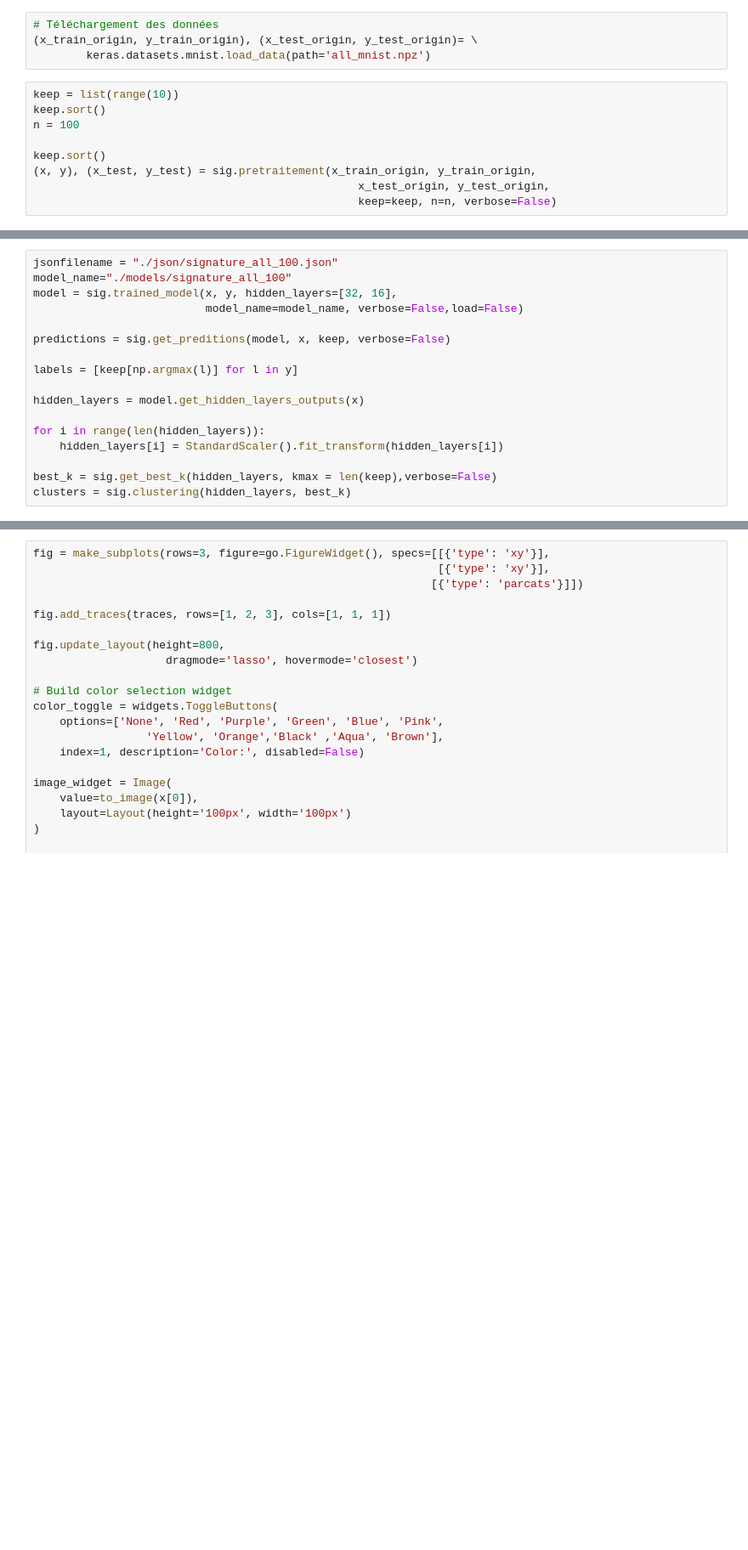
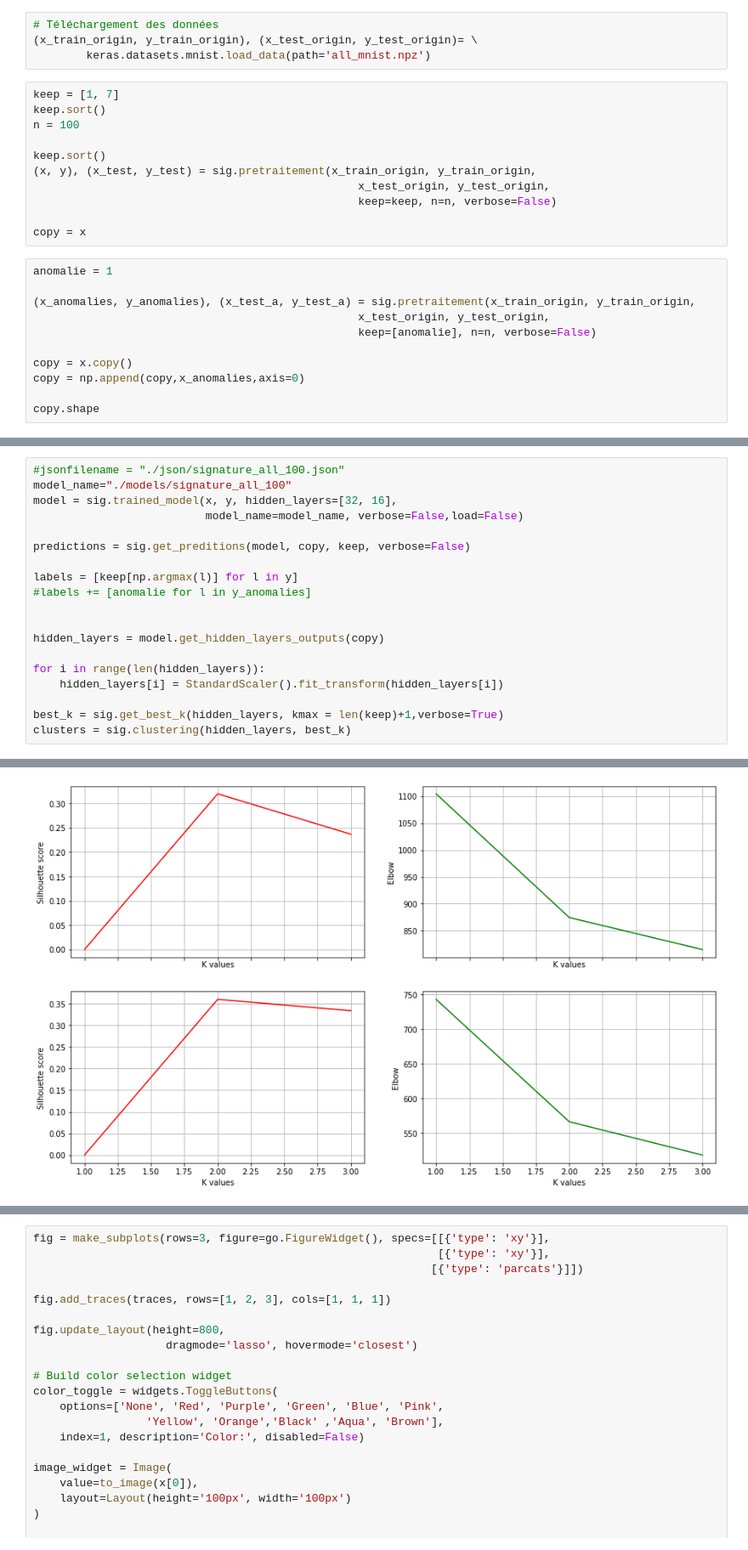
Before and after one commit to massykezzoul/mtq-neural-networks, a Jupyter notebook: src/mnist/WebApp.ipynb, the cells around one changed output, grey strips where cells are left out. Shown at 85% size. Saved outputs shown, nothing was run; the diff lists cells and outputs as text; blank space fills up the shorter version.

```diff
--- a/src/mnist/WebApp.ipynb
+++ b/src/mnist/WebApp.ipynb
@@ -17,7 +17,7 @@ import io
 (x_train_origin, y_train_origin), (x_test_origin, y_test_origin)= \
         keras.datasets.mnist.load_data(path='all_mnist.npz')
 # %%
-keep = list(range(10))
+keep = [1, 7]
 keep.sort()
 n = 100
 
@@ -25,3 +25,16 @@ keep.sort()
 (x, y), (x_test, y_test) = sig.pretraitement(x_train_origin, y_train_origin,
                                                  x_test_origin, y_test_origin,
                                                  keep=keep, n=n, verbose=False)
+
+copy = x
+# %%
+anomalie = 1
+
+(x_anomalies, y_anomalies), (x_test_a, y_test_a) = sig.pretraitement(x_train_origin, y_train_origin,
+                                                 x_test_origin, y_test_origin,
+                                                 keep=[anomalie], n=n, verbose=False)
+
+copy = x.copy()
+copy = np.append(copy,x_anomalies,axis=0)
+
+copy.shape
@@ -28,19 +43,21 @@ keep.sort()
 # %%
-jsonfilename = "./json/signature_all_100.json"
+#jsonfilename = "./json/signature_all_100.json"
 model_name="./models/signature_all_100"
 model = sig.trained_model(x, y, hidden_layers=[32, 16],
                           model_name=model_name, verbose=False,load=False)
 
-predictions = sig.get_preditions(model, x, keep, verbose=False)
+predictions = sig.get_preditions(model, copy, keep, verbose=False)
 
 labels = [keep[np.argmax(l)] for l in y]
+#labels += [anomalie for l in y_anomalies]
 
-hidden_layers = model.get_hidden_layers_outputs(x)
+
+hidden_layers = model.get_hidden_layers_outputs(copy)
 
 for i in range(len(hidden_layers)):
     hidden_layers[i] = StandardScaler().fit_transform(hidden_layers[i])
 
-best_k = sig.get_best_k(hidden_layers, kmax = len(keep),verbose=False)
+best_k = sig.get_best_k(hidden_layers, kmax = len(keep)+1,verbose=True)
 clusters = sig.clustering(hidden_layers, best_k)
 # %% [output]
 INFO:tensorflow:Assets written to: ./models/signature_all_100/assets
@@ -47,3 +65,4 @@ INFO:tensorflow:Assets written to: ./models/signature_all_100/assets
+[figure, added]
 # %%
 dictionary_data = dict()
 
```
Also changed, not shown: parts of 5 cells of this notebook, 33 other files.
